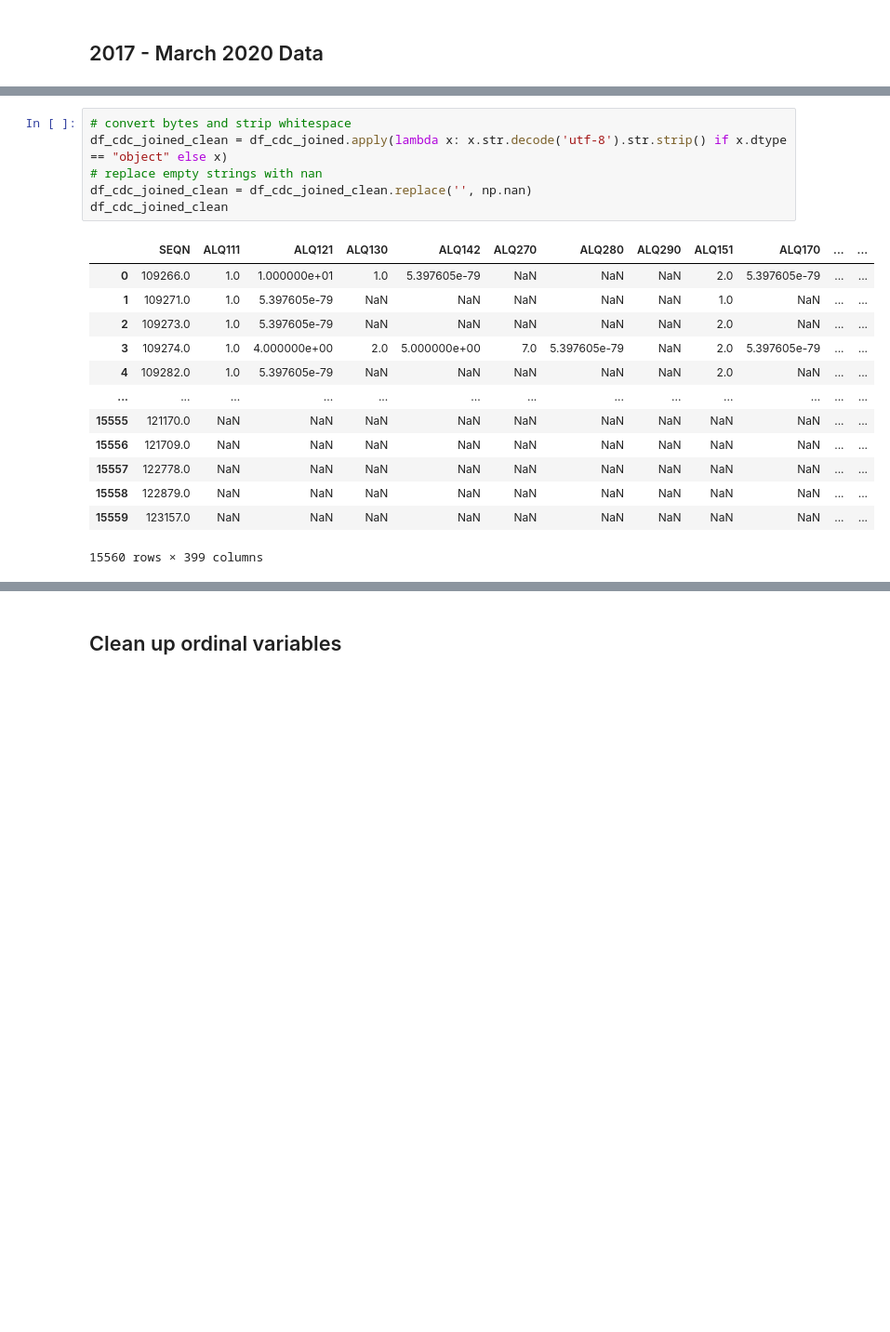
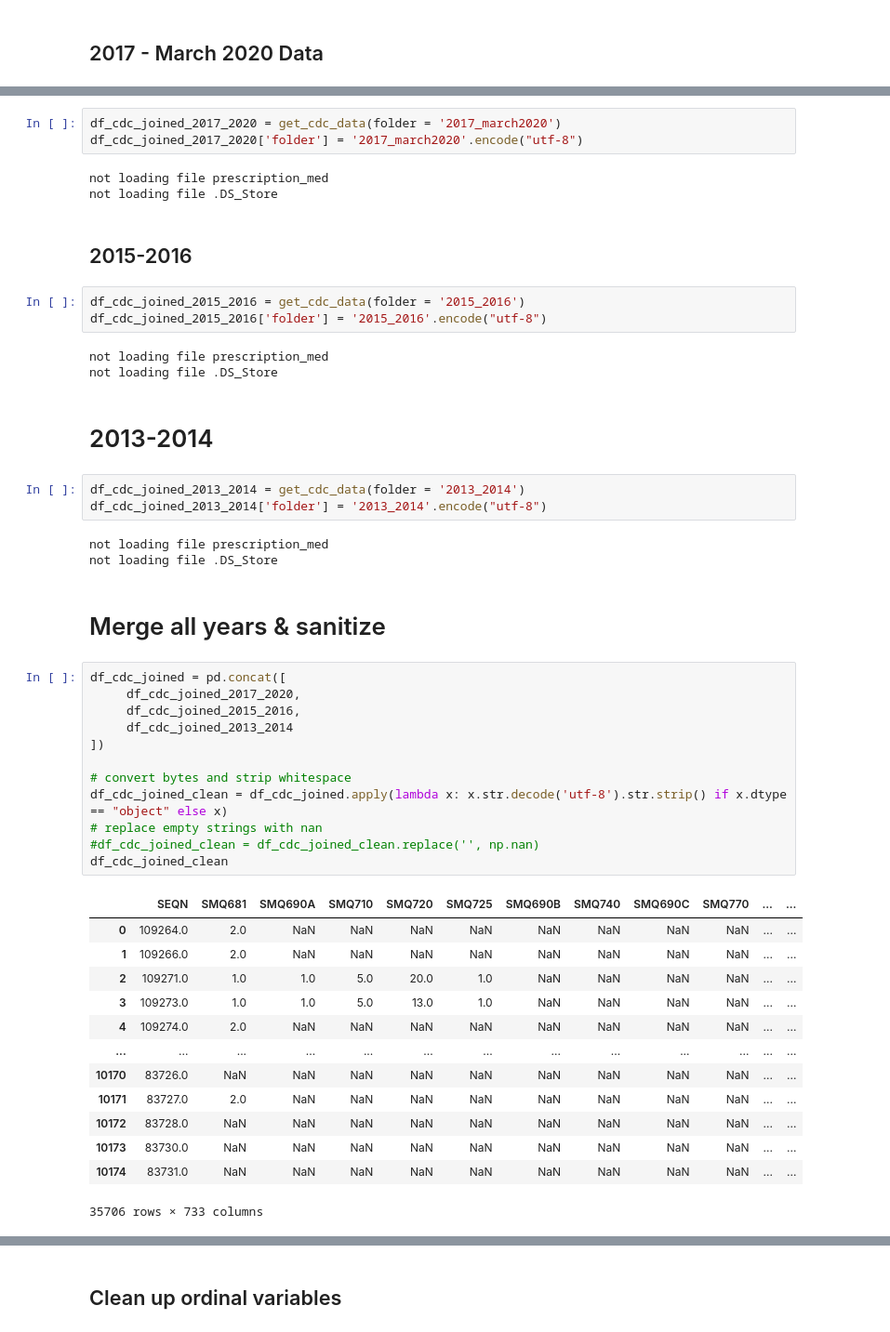
Before and after one commit to orenscarmeli/capstone210-ppd-carmeli_chari_hand_lee, a Jupyter notebook: pipeline/cdc_agg_pipe.ipynb, the cells around one changed output, grey strips where cells are left out. Shown: that part at 93% size. Drawn from its saved outputs; the diff is of its cells as text; blank space fills up the shorter version.

Commit message:
update pipeline to have additional years

```diff
--- a/pipeline/cdc_agg_pipe.ipynb
+++ b/pipeline/cdc_agg_pipe.ipynb
@@ -138,20 +118,50 @@ df_cdc_joined
+# %%
+df_cdc_joined_2017_2020 = get_cdc_data(folder = '2017_march2020')
+df_cdc_joined_2017_2020['folder'] = '2017_march2020'.encode("utf-8")
+# %% [output]
+not loading file prescription_med
+not loading file .DS_Store
+# %% [markdown]
+## 2015-2016
+# %%
+df_cdc_joined_2015_2016 = get_cdc_data(folder = '2015_2016')
+df_cdc_joined_2015_2016['folder'] = '2015_2016'.encode("utf-8")
+# %% [output]
+not loading file prescription_med
+not loading file .DS_Store
+# %% [markdown]
+# 2013-2014
+# %%
+df_cdc_joined_2013_2014 = get_cdc_data(folder = '2013_2014')
+df_cdc_joined_2013_2014['folder'] = '2013_2014'.encode("utf-8")
+# %% [output]
+not loading file prescription_med
+not loading file .DS_Store
+# %% [markdown]
+# Merge all years & sanitize
 # %%
+df_cdc_joined = pd.concat([
+     df_cdc_joined_2017_2020,
+     df_cdc_joined_2015_2016,
+     df_cdc_joined_2013_2014
+])
+
 # convert bytes and strip whitespace
 df_cdc_joined_clean = df_cdc_joined.apply(lambda x: x.str.decode('utf-8').str.strip() if x.dtype == "object" else x)
 # replace empty strings with nan
-df_cdc_joined_clean = df_cdc_joined_clean.replace('', np.nan)
+#df_cdc_joined_clean = df_cdc_joined_clean.replace('', np.nan)
 df_cdc_joined_clean
 # %% [output]
-|  | SEQN | ALQ111 | ALQ121 | ALQ130 | ALQ142 | ALQ270 | ALQ280 | ALQ290 | ALQ151 | ALQ170 | ... | ... |
-| 0 | 109266.0 | 1.0 | 1.000000e+01 | 1.0 | 5.397605e-79 | NaN | NaN | NaN | 2.0 | 5.397605e-79 | ... | ... |
-| 1 | 109271.0 | 1.0 | 5.397605e-79 | NaN | NaN | NaN | NaN | NaN | 1.0 | NaN | ... | ... |
-| 2 | 109273.0 | 1.0 | 5.397605e-79 | NaN | NaN | NaN | NaN | NaN | 2.0 | NaN | ... | ... |
-| 3 | 109274.0 | 1.0 | 4.000000e+00 | 2.0 | 5.000000e+00 | 7.0 | 5.397605e-79 | NaN | 2.0 | 5.397605e-79 | ... | ... |
-| 4 | 109282.0 | 1.0 | 5.397605e-79 | NaN | NaN | NaN | NaN | NaN | 2.0 | NaN | ... | ... |
+|  | SEQN | SMQ681 | SMQ690A | SMQ710 | SMQ720 | SMQ725 | SMQ690B | SMQ740 | SMQ690C | SMQ770 | ... | ... |
+| 0 | 109264.0 | 2.0 | NaN | NaN | NaN | NaN | NaN | NaN | NaN | NaN | ... | ... |
+| 1 | 109266.0 | 2.0 | NaN | NaN | NaN | NaN | NaN | NaN | NaN | NaN | ... | ... |
+| 2 | 109271.0 | 1.0 | 1.0 | 5.0 | 20.0 | 1.0 | NaN | NaN | NaN | NaN | ... | ... |
+| 3 | 109273.0 | 1.0 | 1.0 | 5.0 | 13.0 | 1.0 | NaN | NaN | NaN | NaN | ... | ... |
+| 4 | 109274.0 | 2.0 | NaN | NaN | NaN | NaN | NaN | NaN | NaN | NaN | ... | ... |
 | ... | ... | ... | ... | ... | ... | ... | ... | ... | ... | ... | ... | ... |
-| 15555 | 121170.0 | NaN | NaN | NaN | NaN | NaN | NaN | NaN | NaN | NaN | ... | ... |
-| 15556 | 121709.0 | NaN | NaN | NaN | NaN | NaN | NaN | NaN | NaN | NaN | ... | ... |
-| 15557 | 122778.0 | NaN | NaN | NaN | NaN | NaN | NaN | NaN | NaN | NaN | ... | ... |
-| 15558 | 122879.0 | NaN | NaN | NaN | NaN | NaN | NaN | NaN | NaN | NaN | ... | ... |
-| 15559 | 123157.0 | NaN | NaN | NaN | NaN | NaN | NaN | NaN | NaN | NaN | ... | ... |
+| 10170 | 83726.0 | NaN | NaN | NaN | NaN | NaN | NaN | NaN | NaN | NaN | ... | ... |
+| 10171 | 83727.0 | 2.0 | NaN | NaN | NaN | NaN | NaN | NaN | NaN | NaN | ... | ... |
+| 10172 | 83728.0 | NaN | NaN | NaN | NaN | NaN | NaN | NaN | NaN | NaN | ... | ... |
+| 10173 | 83730.0 | NaN | NaN | NaN | NaN | NaN | NaN | NaN | NaN | NaN | ... | ... |
+| 10174 | 83731.0 | NaN | NaN | NaN | NaN | NaN | NaN | NaN | NaN | NaN | ... | ... |
-15560 rows × 399 columns
+35706 rows × 733 columns
```
Also changed, not shown: parts of 14 cells of this notebook, 42 other files.
